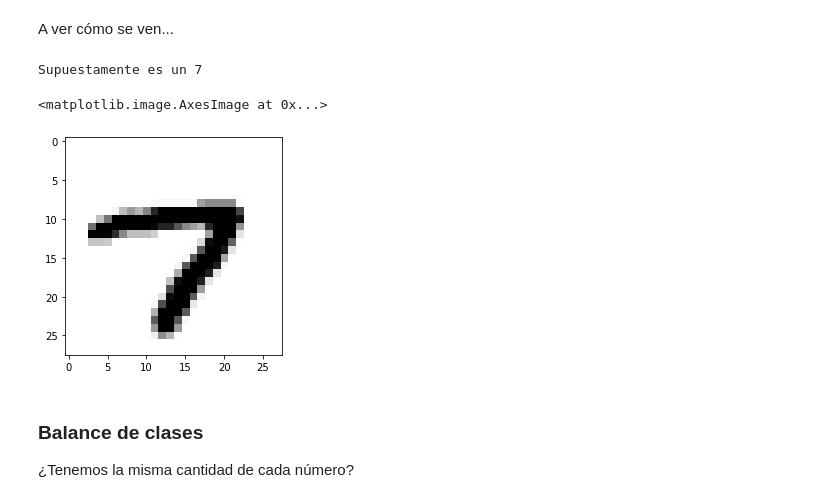
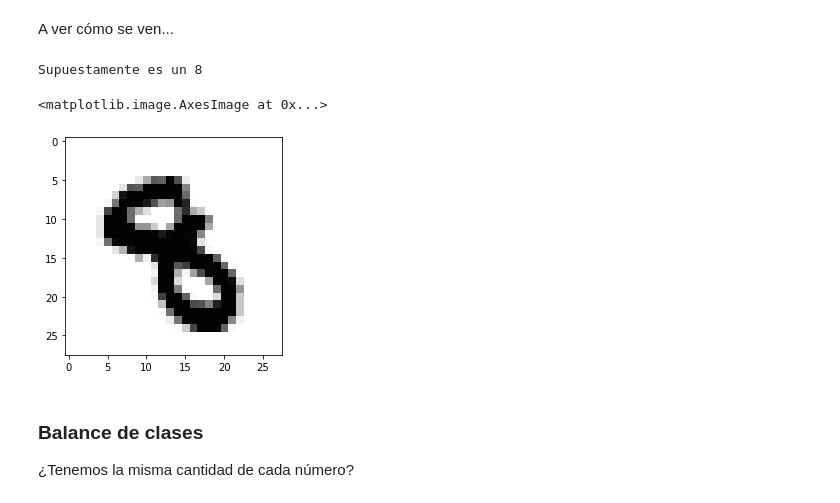
Before and after one commit to mnPanic/metnum-tp2, a Jupyter notebook: notebooks/exp_knn.ipynb, the cells around one changed output. Cells and saved outputs as stored; diff of their text form; code cells hidden in the pictures.

```diff
--- a/notebooks/exp_knn.ipynb
+++ b/notebooks/exp_knn.ipynb
@@ -76,16 +73,16 @@ A ver cómo se ven...
 # %%
 import matplotlib.pyplot as plt
 
-num = 1917
+num = 67
 
 print(f"Supuestamente es un {int(y[num])}")
 
 img = X[num].reshape(28, 28)
 plt.imshow(img, cmap="Greys")
 # %% [output]
-Supuestamente es un 7
+Supuestamente es un 8
 <matplotlib.image.AxesImage at 0x...>
-[figure, old version]
+[figure, new version]
 # %% [markdown]
 ### Balance de clases
 
```
Also changed, not shown: parts of 17 cells of this notebook.
